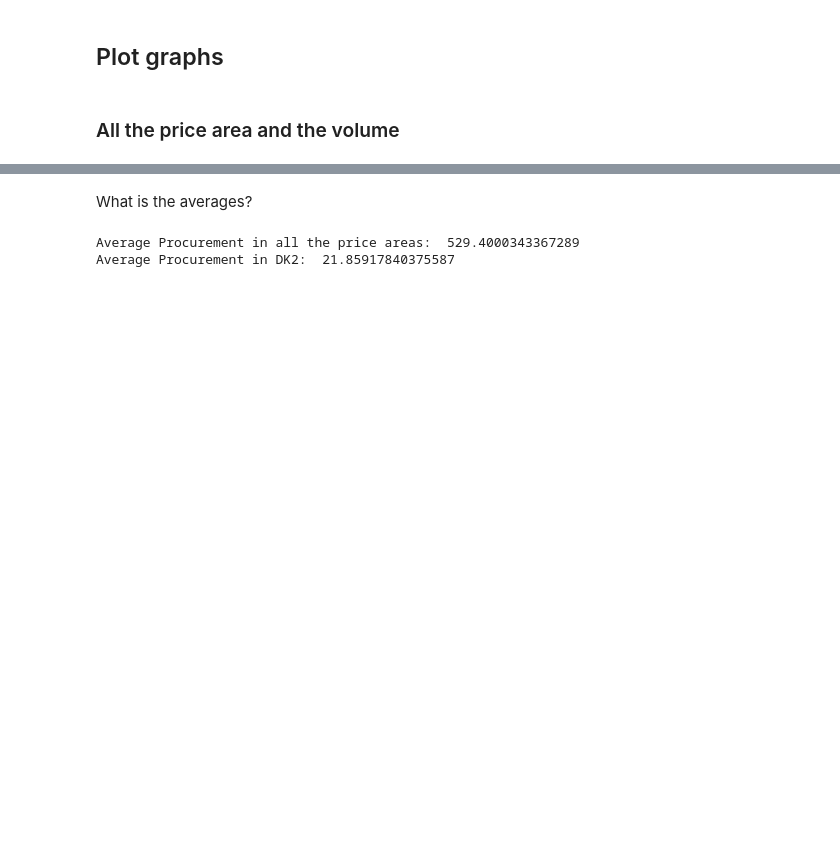
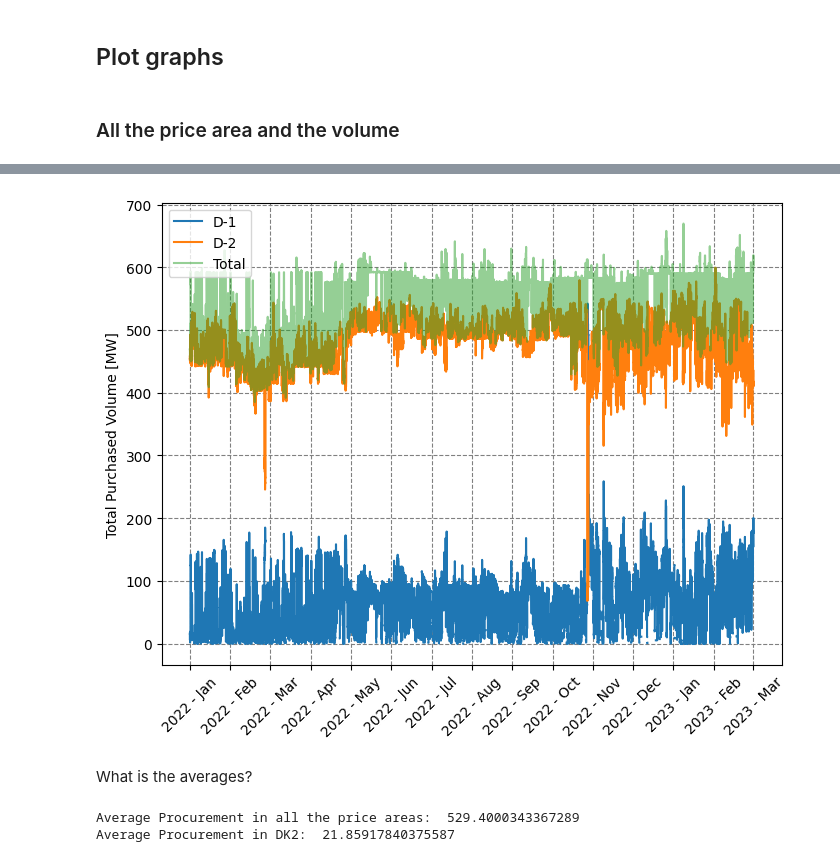
Before and after one commit to junesooshin/lightenup, a Jupyter notebook: Data Examination/FCR-D Analysis.ipynb, the cells around one changed output, grey strips where cells are left out. Saved outputs shown, nothing was run; the diff lists cells and outputs as text; code cells hidden in the pictures; blank space fills up the shorter version.

```diff
--- a/Model and Result Examination/FCR-D Analysis.ipynb
+++ b/Data Examination/FCR-D Analysis.ipynb
@@ -197,4 +179,62 @@ Name: HourDK, dtype: datetime64[ns]
 [figure]
+# %%
+product_names = ["FCR-D upp"]
+#product_names = ["FCR-D ned"]
+auction_type = "Total"
+price_areas = ["DK2", "SE1", "SE2", "SE3", "SE4"]
+area = "DK2"
+auction_types = ["D-1","D-2","Total"]
+Latest_time = '2023-03-31T00:00:00'
+Earliest_time = '2022-01-01T00:00:00'
+pd.to_datetime(Latest_time)
+pd.to_datetime(Earliest_time)
+
+
+# Create a Figure with two subplots
+fig, axs = plt.subplots(figsize=(8, 6), dpi=100)
+
+for i, product_name in enumerate(product_names):
+    ax = axs
+
+    for auction_type in  auction_types:
+        mask = (df["HourDK"] >= Earliest_time) & (df["HourDK"] <= Latest_time) & (df["PriceArea"] == area) & (df["AuctionType"] == auction_type) & (df["ProductName"] == product_name)
+
+        volume = df["PurchasedVolumeTotal"].loc[mask].reset_index(drop=True)
+        volume = volume.loc[::-1].reset_index(drop=True)
+        if auction_type == "Total":
+            ax.plot(volume, label=f"{auction_type}", drawstyle='steps-post',alpha = 0.5)
+        else:
+            ax.plot(volume, label=f"{auction_type}", drawstyle='steps-post')
+
+    mask_total = (df["HourDK"] >= Earliest_time) & (df["HourDK"] <= Latest_time) & (df["PriceArea"] == "DK2") & (df["AuctionType"] == auction_type) & (df["ProductName"] == product_name)
+    xaxis = df["HourDK"].loc[mask_total].reset_index(drop=True)
+    xaxis = xaxis.loc[::-1].reset_index(drop=True)
+
+    xaxis = pd.to_datetime(xaxis)# Convert xaxis to datetime
+
+    # Set the x-axis ticks to be monthly
+    num_ticks = len(xaxis)
+    tick_step = max(1, int(np.ceil(num_ticks / 14))) # Show at least one tick per month
+    month_ticks = xaxis.index % tick_step == 0
+    if not month_ticks[0]:
+        month_ticks[0] = True
+    if not month_ticks[-1]:
+        month_ticks[-1] = True
+    #ax.xticks(xaxis.index[month_ticks], xaxis[month_ticks].dt.strftime("%Y - %b"), rotation=45)
+
+    ax.grid(linestyle='--', color='gray')
+    ax.set_xticks(xaxis.index[month_ticks])
+
+    ax.set_xticklabels(xaxis[month_ticks].dt.strftime("%Y - %b"), rotation=45)
+
+    #ax.set_title(product_name)
+
+axs.legend(bbox_to_anchor=(0, 1), loc='upper left')
+axs.set_ylabel("Total Purchased Volume [MW]")
+plt.savefig('Total_volume_FCR_D'+ product_name +'.pdf', format="pdf", bbox_inches="tight")
+plt.show()
+# %% [output]
+[figure, added]
 # %% [markdown]
 What is the averages?
 # %%
```
Also changed, not shown: parts of 5 cells of this notebook, 18 other files.
